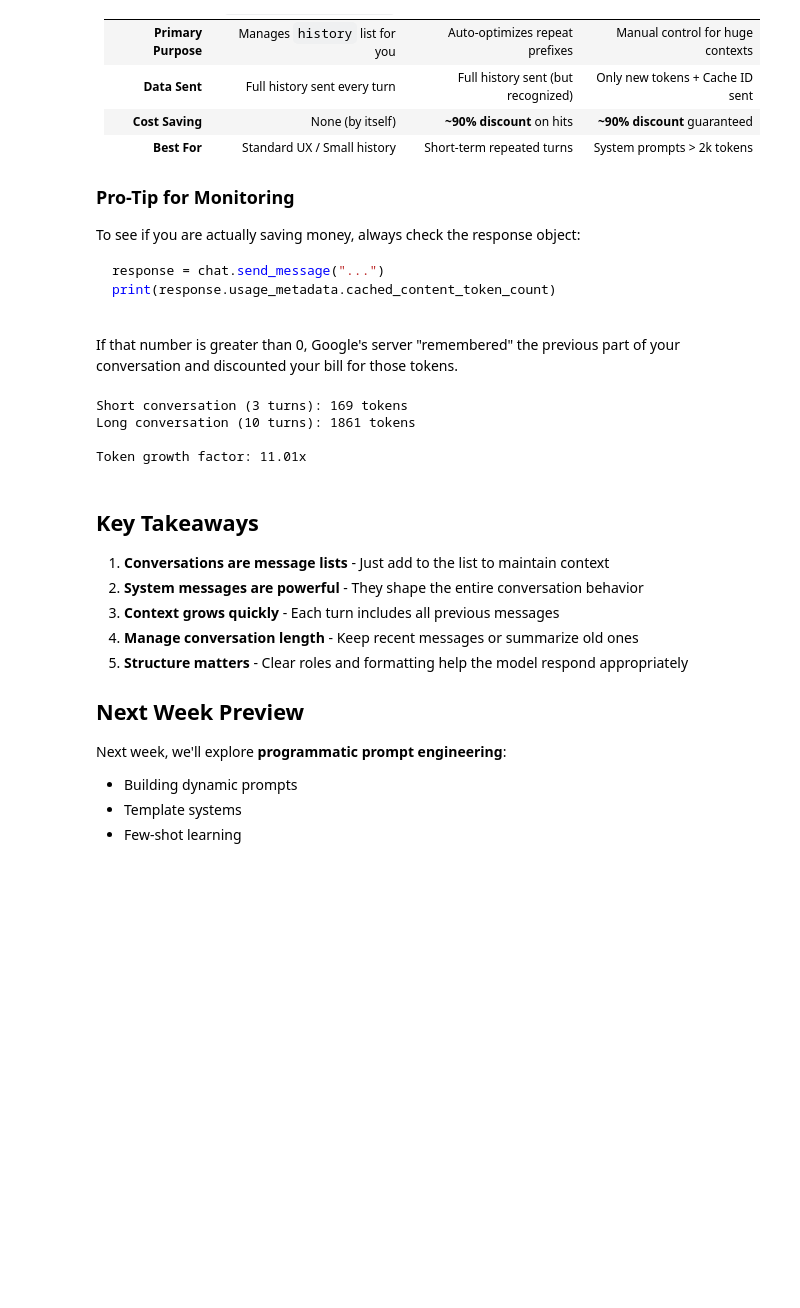
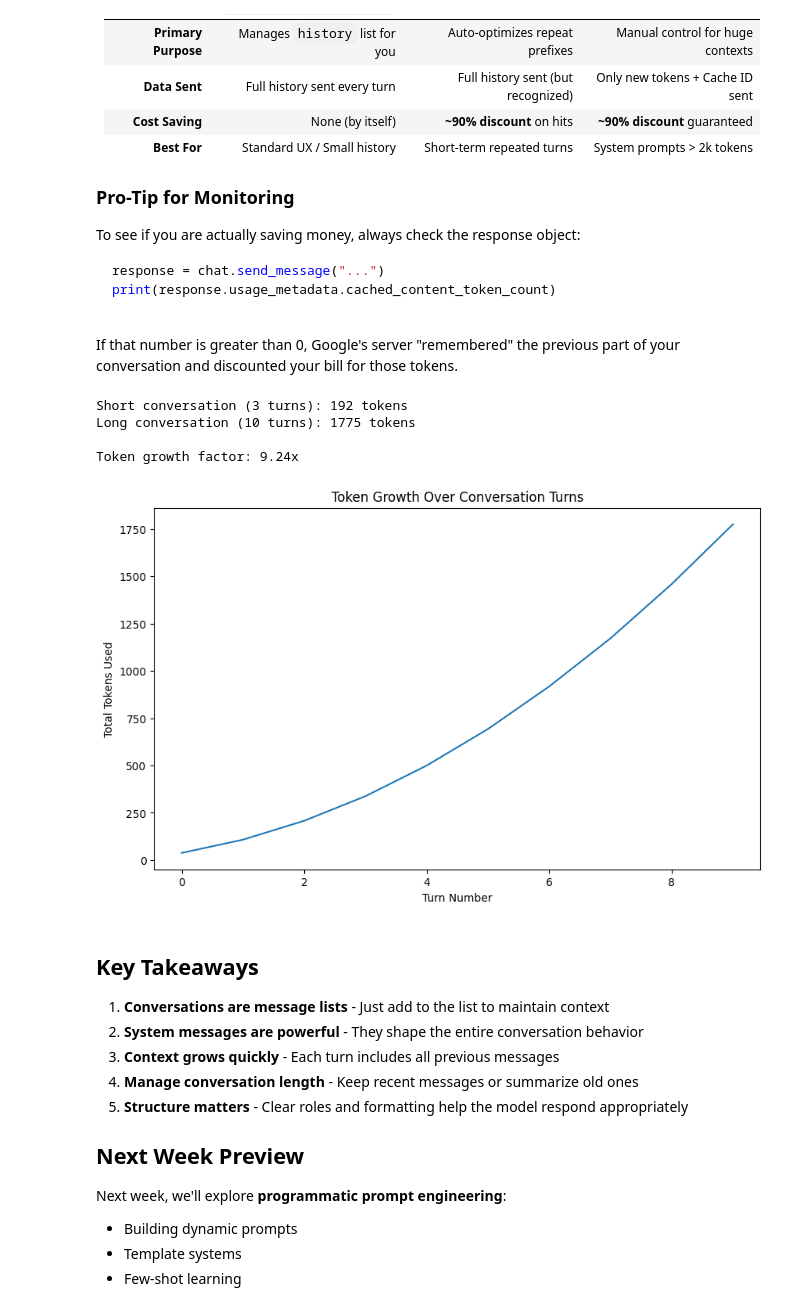
Before and after one commit to kgweber-cwru/coding-with-ai-wn26, a Jupyter notebook: week-2-conversations/concepts.ipynb, the cells around one changed output. Cells and saved outputs as stored; diff of their text form; code cells hidden in the pictures; blank space fills up the shorter version.

```diff
--- a/week-2-conversations/concepts.ipynb
+++ b/week-2-conversations/concepts.ipynb
@@ -140,0 +129,10 @@ This example clearly shows how variables act as named containers for data that c
+# %%
+# Add model's response to history
+messages.append({"role": "model", "content": first_answer})
+
+# Add follow-up question
+messages.append({"role": "user", "content": "Can you give me an example in Python?"})
+
+# let's have a look at that messages object now
+for m in messages:
+    print(f"role: {m['role']}, content: {m['content'][0:50]}...\n")
@@ -712,20 +747,35 @@ If that number is greater than 0, Google's server "remembered" the previous part
 
 short_convo = Conversation()
 for i in range(3):
-    short_convo.chat(f"Question {i+1}")
+    short_convo.chat(f"Write a haiku about the number {i+1}")
 
 long_convo = Conversation()
+token_count_history = []
 for i in range(10):
-    long_convo.chat(f"Question {i+1}")
+    long_convo.chat(f"Write a haiku about the number {i+1}")
+    token_count_history.append(long_convo.get_token_count())
 
 print(f"Short conversation (3 turns): {short_convo.get_token_count()} tokens")
 print(f"Long conversation (10 turns): {long_convo.get_token_count()} tokens")
 print(f"\nToken growth factor: {long_convo.get_token_count() / short_convo.get_token_count():.2f}x")
 # %% [output]
-Short conversation (3 turns): 169 tokens
-Long conversation (10 turns): 1861 tokens
+Short conversation (3 turns): 192 tokens
+Long conversation (10 turns): 1775 tokens
 
-Token growth factor: 11.01x
+Token growth factor: 9.24x
+# %%
+import seaborn as sns
+from matplotlib import pyplot as plt
+fig, ax = plt.subplots(figsize=(10, 6))
+
+sns.lineplot(x=range(0, 10), y=token_count_history,
+            ax=ax)
+
+ax.set_xlabel("Turn Number")
+ax.set_ylabel("Total Tokens Used")
+ax.title.set_text("Token Growth Over Conversation Turns")
+# %% [output]
+[figure, added]
 # %% [markdown]
 ## Key Takeaways
 
```
Also changed, not shown: parts of 18 cells of this notebook, 4 other files.
